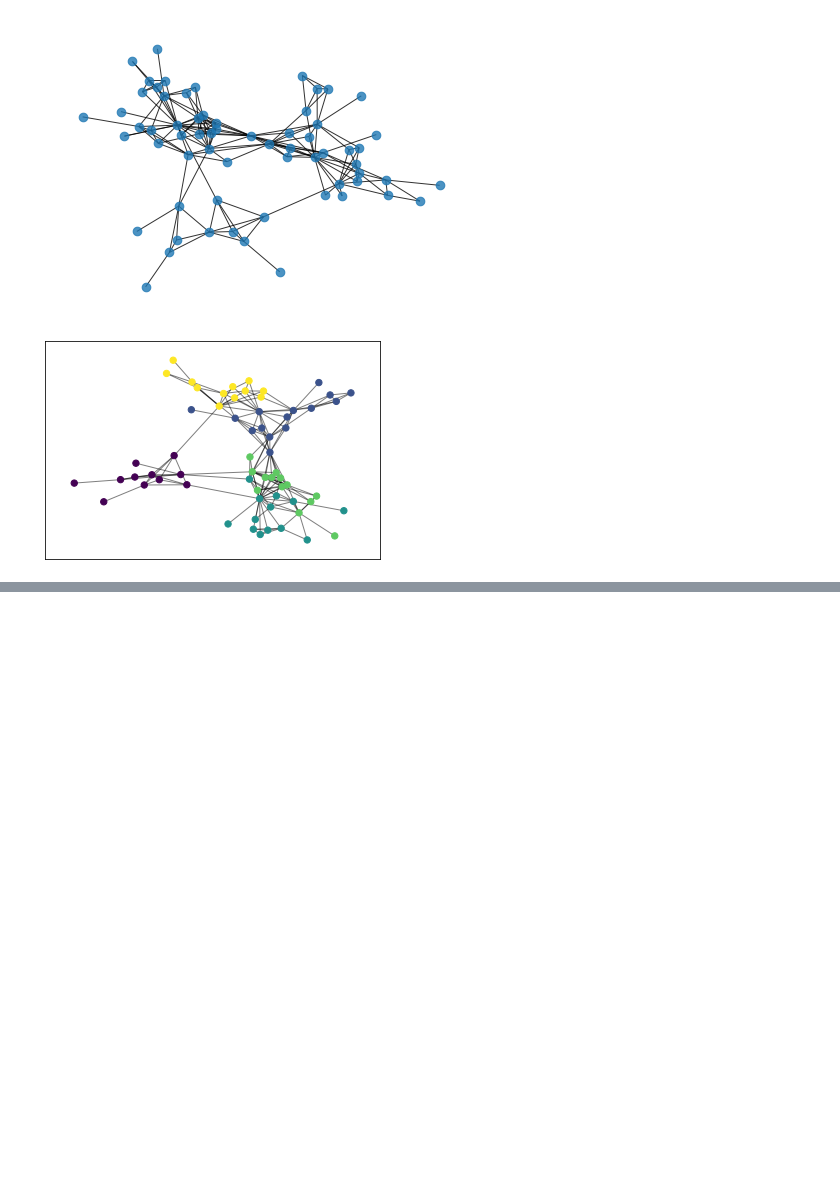
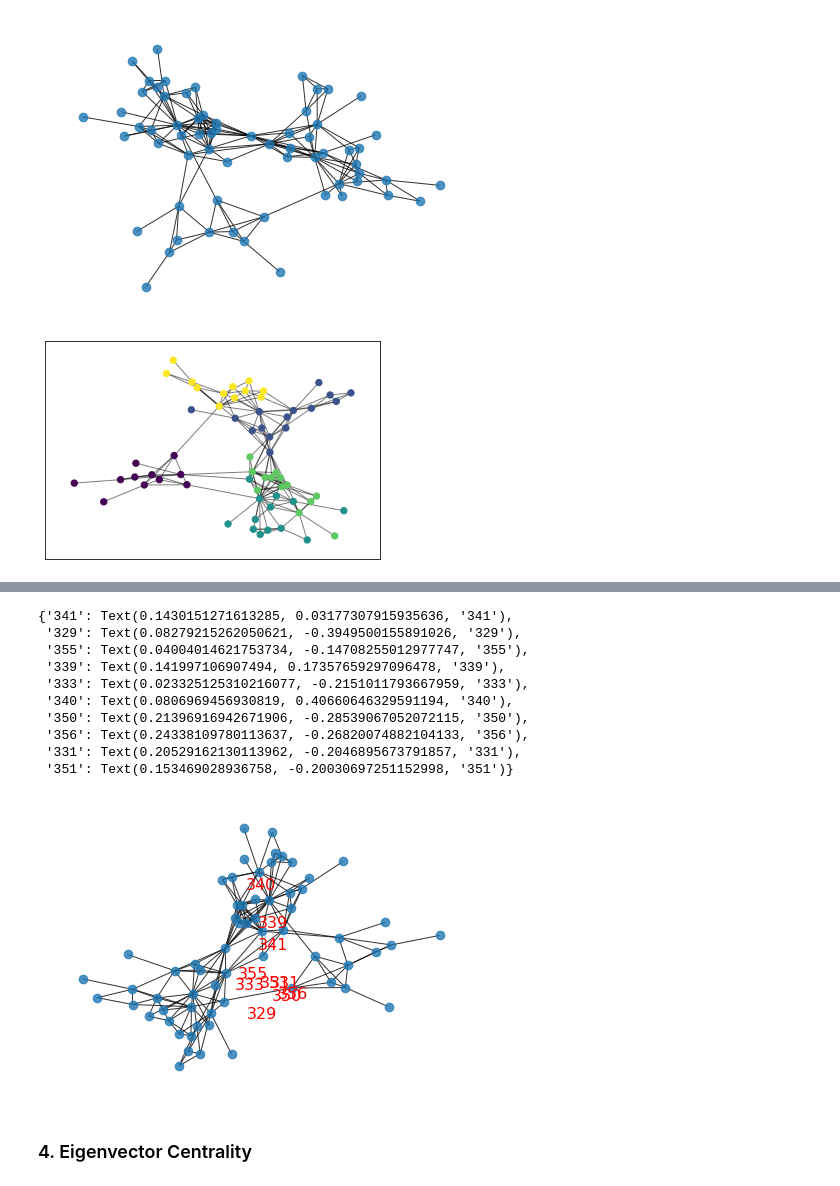
Before and after one commit to bryant-nn/Social_Computing_Project1, a Jupyter notebook: data_set/aves-weaver-social-16/buildNetwork.ipynb, the cells around one changed output, grey strips where cells are left out. Drawn from its saved outputs; the diff is of its cells as text; code cells hidden in the pictures; blank space fills up the shorter version.

```diff
--- a/data_set/aves-weaver-social-16/buildNetwork.ipynb
+++ b/data_set/aves-weaver-social-16/buildNetwork.ipynb
@@ -142,0 +206,30 @@ for (k,v) in partition.items():
+# %%
+c = nx.closeness_centrality(G)
+# %%
+closeness_centrality = {k: v for k, v in sorted(c.items(), key=lambda item: item[1], reverse=True)}
+# %%
+labels = {}
+num = 0
+for node in closeness_centrality.keys():
+    labels[node] = node
+    num += 1
+    if num == 10:
+        break
+#set the argument 'with labels' to False so you have unlabeled graph
+nx.draw(G, with_labels=False, node_size = 75, alpha = 0.8)
+#Now only add labels to the nodes you require (the hubs in my case)
+nx.draw_networkx_labels(G,pos, labels,font_size=16, font_color='r')
+# %% [output]
+{'341': Text(0.1430151271613285, 0.03177307915935636, '341'),
+ '329': Text(0.08279215262050621, -0.3949500155891026, '329'),
+ '355': Text(0.04004014621753734, -0.14708255012977747, '355'),
+ '339': Text(0.141997106907494, 0.17357659297096478, '339'),
+ '333': Text(0.023325125310216077, -0.2151011793667959, '333'),
+ '340': Text(0.0806969456930819, 0.40660646329591194, '340'),
+ '350': Text(0.21396916942671906, -0.28539067052072115, '350'),
+ '356': Text(0.24338109780113637, -0.26820074882104133, '356'),
+ '331': Text(0.20529162130113962, -0.2046895673791857, '331'),
+ '351': Text(0.153469028936758, -0.20030697251152998, '351')}
+[figure, added]
+# %% [markdown]
+### 4. Eigenvector Centrality
```
Also changed, not shown: parts of 20 cells of this notebook.
